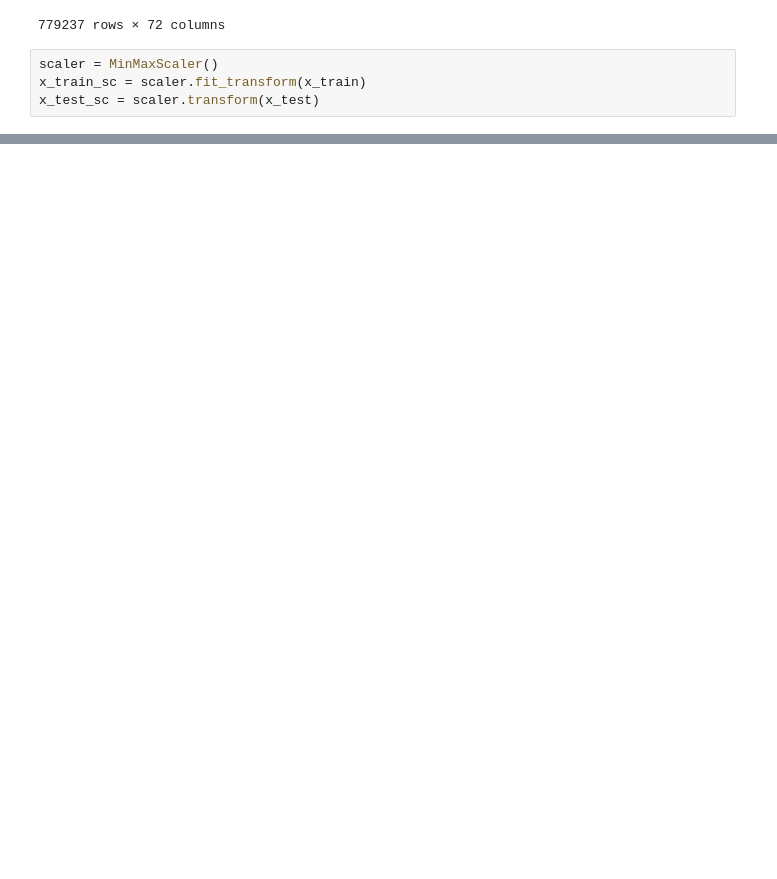
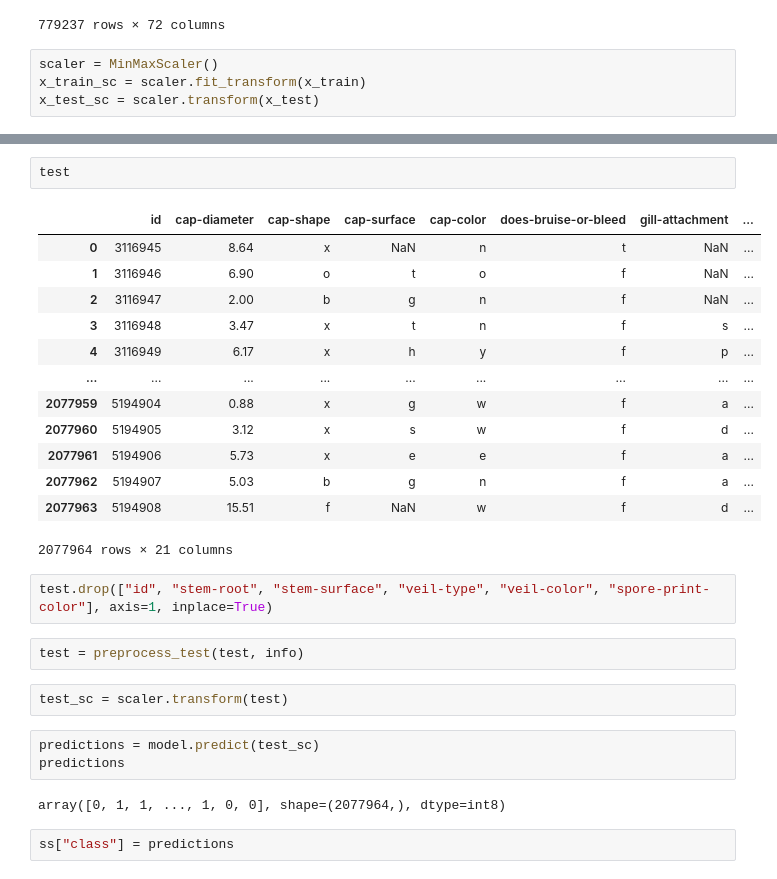
Before and after one commit to aniiginovyann/Supervised-Learning, a Jupyter notebook: task_mushrooms.ipynb, the cells around one changed output, grey strips where cells are left out. Saved outputs shown, nothing was run; the diff lists cells and outputs as text; blank space fills up the shorter version.

```diff
--- a/task_mushrooms.ipynb
+++ b/task_mushrooms.ipynb
@@ -405,3 +405,32 @@ weighted avg       0.85      0.84      0.84    779237
    macro avg       0.89      0.89      0.89   2337708
 weighted avg       0.89      0.89      0.89   2337708
 (None, None)
+# %%
+test
+# %% [output]
+|  | id | cap-diameter | cap-shape | cap-surface | cap-color | does-bruise-or-bleed | gill-attachment | ... |
+| 0 | 3116945 | 8.64 | x | NaN | n | t | NaN | ... |
+| 1 | 3116946 | 6.90 | o | t | o | f | NaN | ... |
+| 2 | 3116947 | 2.00 | b | g | n | f | NaN | ... |
+| 3 | 3116948 | 3.47 | x | t | n | f | s | ... |
+| 4 | 3116949 | 6.17 | x | h | y | f | p | ... |
+| ... | ... | ... | ... | ... | ... | ... | ... | ... |
+| 2077959 | 5194904 | 0.88 | x | g | w | f | a | ... |
+| 2077960 | 5194905 | 3.12 | x | s | w | f | d | ... |
+| 2077961 | 5194906 | 5.73 | x | e | e | f | a | ... |
+| 2077962 | 5194907 | 5.03 | b | g | n | f | a | ... |
+| 2077963 | 5194908 | 15.51 | f | NaN | w | f | d | ... |
+2077964 rows × 21 columns
+# %%
+test.drop(["id", "stem-root", "stem-surface", "veil-type", "veil-color", "spore-print-color"], axis=1, inplace=True)
+# %%
+test = preprocess_test(test, info)
+# %%
+test_sc = scaler.transform(test)
+# %%
+predictions = model.predict(test_sc)
+predictions
+# %% [output]
+array([0, 1, 1, ..., 1, 0, 0], shape=(2077964,), dtype=int8)
+# %%
+ss["class"] = predictions
```
Also changed, not shown: parts of 3 cells of this notebook.
